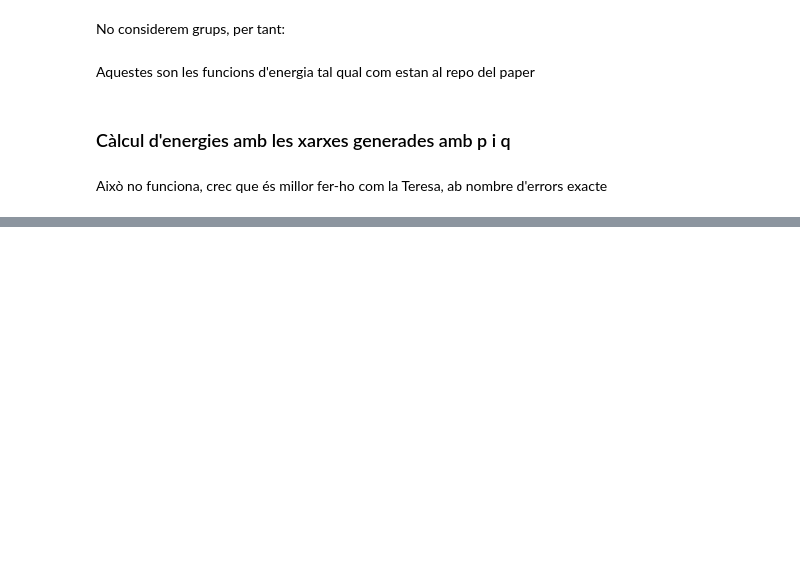
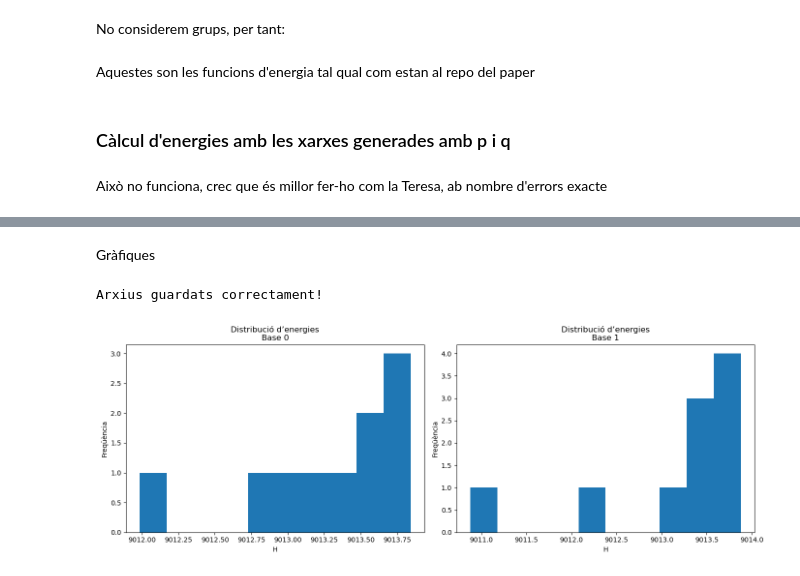
Before and after one commit to cristinacuartero/networkalignment, a Jupyter notebook: crear_blueprint.ipynb, the cells around one changed output, grey strips where cells are left out. Saved outputs shown, nothing was run; the diff lists cells and outputs as text; code cells hidden in the pictures; blank space fills up the shorter version.

Commit message:
creo que ya está toddo lo importante

```diff
--- a/crear_blueprint.ipynb
+++ b/crear_blueprint.ipynb
@@ -1124,0 +1115,39 @@ Guardats fitxers: Hs_base0.npy i Hs_base1.npy
+# %% [markdown]
+Gràfiques
+# %%
+import matplotlib.pyplot as plt
+import numpy as np
+
+import numpy as np
+
+np.save("energies_base0.npy", Hs0)
+np.save("energies_base1.npy", Hs1)
+
+print("Arxius guardats correctament!")
+
+
+# Carrega de dades (substitueix per les teves)
+energies_base0 = np.load("energies_base0.npy")
+energies_base1 = np.load("energies_base1.npy")
+
+plt.figure(figsize=(14, 5))
+
+# --- Subplot Base 0 ---
+plt.subplot(1, 2, 1)
+plt.hist(energies_base0, bins=10)
+plt.xlabel("H")
+plt.ylabel("Freqüència")
+plt.title("Distribució d’energies\nBase 0")
+
+# --- Subplot Base 1 ---
+plt.subplot(1, 2, 2)
+plt.hist(energies_base1, bins=10)
+plt.xlabel("H")
+plt.ylabel("Freqüència")
+plt.title("Distribució d’energies\nBase 1")
+
+plt.tight_layout()
+plt.show()
+# %% [output]
+Arxius guardats correctament!
+[figure, added]
```
Also changed, not shown: parts of 13 cells of this notebook, 9 other files.
